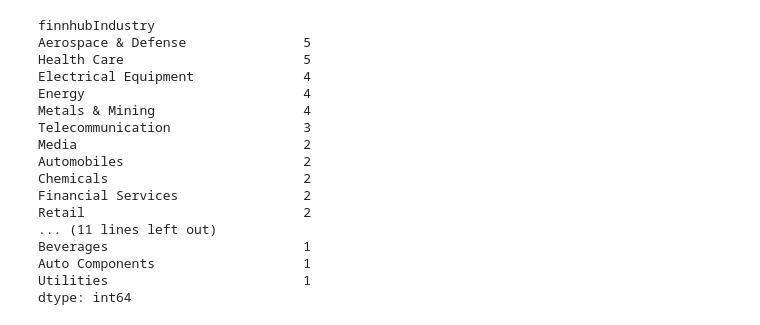
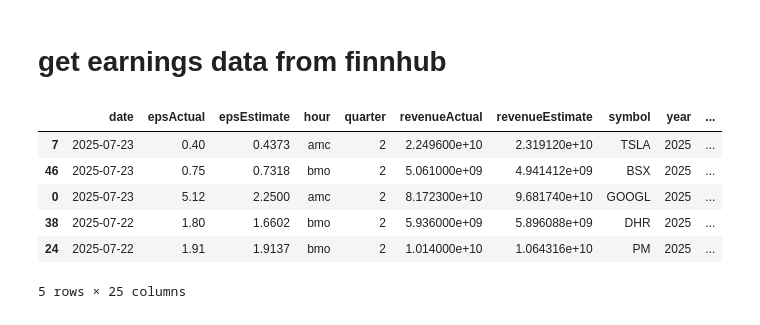
Before and after one commit to jiongmumu/TradingAgents, a Jupyter notebook: tradingagents/dataflows/test_utils.ipynb, the cells around one changed output. Cells and saved outputs as stored; diff of their text form; code cells hidden in the pictures.

```diff
--- a/tradingagents/dataflows/test_utils.ipynb
+++ b/tradingagents/dataflows/test_utils.ipynb
@@ -10,0 +6,2 @@ for index, row in df_earnings.iterrows():
+# %% [markdown]
+# get earnings data from finnhub
@@ -11,26 +16,15 @@ for index, row in df_earnings.iterrows():
 # %%
 import pandas as pd
 df_company_profiles = pd.DataFrame(company_profiles).T
-df_earning_with_profile = df_earnings.merge(df_company_profiles, left_on='symbol', right_on='ticker', how='inner')
+dfep = df_earnings.merge(df_company_profiles, left_on='symbol', right_on='ticker', how='inner')
-# %%
-df_earning_with_profile.groupby('finnhubIndustry').size().sort_values(ascending=False)
-# %% [output]
-finnhubIndustry
-Aerospace & Defense               5
-Health Care                       5
-Electrical Equipment              4
-Energy                            4
-Metals & Mining                   4
-Telecommunication                 3
-Media                             2
-Automobiles                       2
-Chemicals                         2
-Financial Services                2
-Retail                            2
-... (11 lines left out)
-Beverages                         1
-Auto Components                   1
-Utilities                         1
-dtype: int64
 # %%
-df_earning_with_profile['PS'] = df_earning_with_profile['marketCapitalization']/df_earning_with_profile['revenueActual']*1000
+dfep['PS'] = dfep['marketCapitalization']/dfep['revenueActual']*1000
+dfep.sort_values('PS', ascending=False).head()
+# %% [output]
+|  | date | epsActual | epsEstimate | hour | quarter | revenueActual | revenueEstimate | symbol | year | ... |
+| 7 | 2025-07-23 | 0.40 | 0.4373 | amc | 2 | 2.249600e+10 | 2.319120e+10 | TSLA | 2025 | ... |
+| 46 | 2025-07-23 | 0.75 | 0.7318 | bmo | 2 | 5.061000e+09 | 4.941412e+09 | BSX | 2025 | ... |
+| 0 | 2025-07-23 | 5.12 | 2.2500 | amc | 2 | 8.172300e+10 | 9.681740e+10 | GOOGL | 2025 | ... |
+| 38 | 2025-07-22 | 1.80 | 1.6602 | bmo | 2 | 5.936000e+09 | 5.896088e+09 | DHR | 2025 | ... |
+| 24 | 2025-07-22 | 1.91 | 1.9137 | bmo | 2 | 1.014000e+10 | 1.064316e+10 | PM | 2025 | ... |
+5 rows × 25 columns
```
Also changed, not shown: parts of 19 cells of this notebook, 6 other files.
